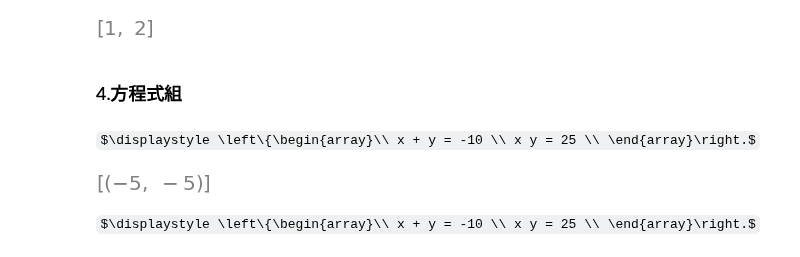
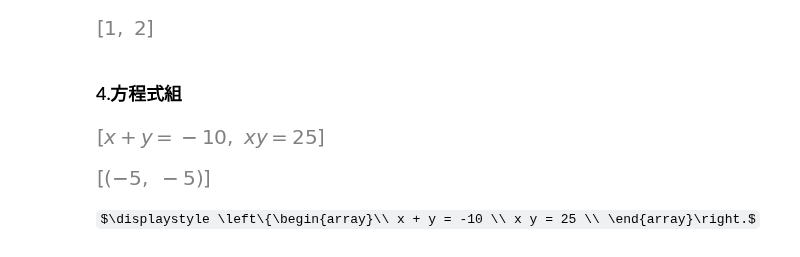
Before and after one commit to eddylin2015/mathsym, a Jupyter notebook: README.ipynb, the cells around one changed output. Cells and saved outputs as stored; diff of their text form; code cells hidden in the pictures; some formulas as TeX source.

```diff
--- a/README.ipynb
+++ b/README.ipynb
@@ -182,11 +175,11 @@ solve(f1, x)
 # %%
 from sympy import *
 x,y = symbols('x,y')
 eq1 = Eq( x + y , -10)
-eq2 = Eq( x * y , 25)
+eq2 = Eq( x * y , 25)          ;display([eq1,eq2])
 Val = solve([eq1,eq2],x,y)
 Val
 # %% [output]
-$\displaystyle \left\{\begin{array}\\ x + y = -10 \\ x y = 25 \\ \end{array}\right.$
-[figure, old version]
+[figure, new version]
+[figure, added]
 # %%
```
Also changed, not shown: parts of 9 cells of this notebook.
